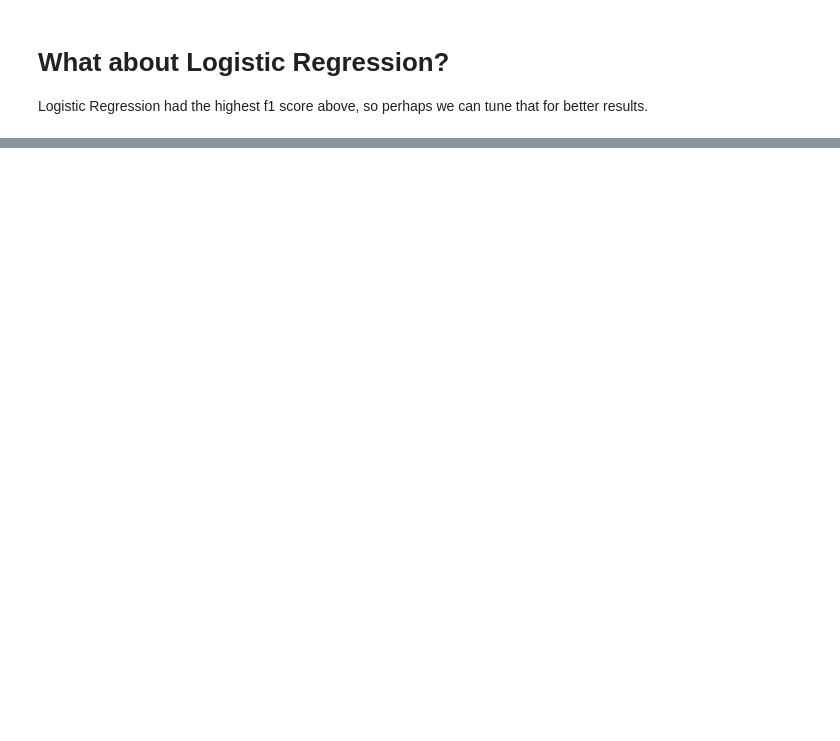
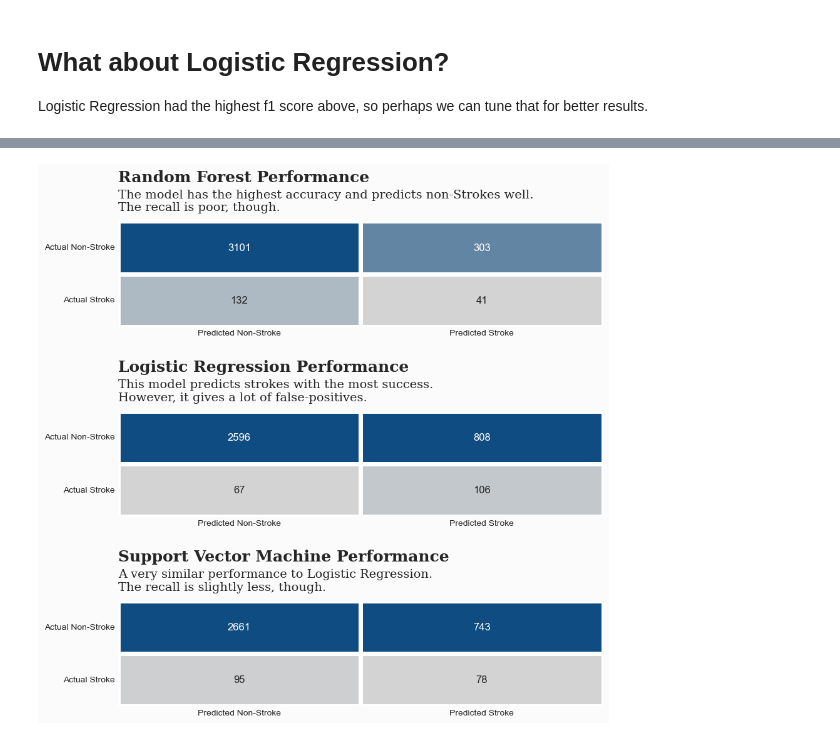
Before and after one commit to wesonga/Stroke_Prediction, a Jupyter notebook: Prediction.ipynb, the cells around one changed output, grey strips where cells are left out. Saved outputs shown, nothing was run; the diff lists cells and outputs as text; code cells hidden in the pictures; blank space fills up the shorter version.

```diff
--- a/Prediction.ipynb
+++ b/Prediction.ipynb
@@ -974,0 +1262,54 @@ Logistic Regression had the highest f1 score above, so perhaps we can tune that
+# %%
+# Define colors for the heatmaps
+colors = ["lightgray", "#0f4c81", "#0f4c81", "#0f4c81", "#0f4c81", "#0f4c81", "#0f4c81", "#0f4c81"]
+colormap = matplotlib.colors.LinearSegmentedColormap.from_list("", colors)
+
+# Set background color
+background_color = "#fbfbfb"
+
+# Create a figure and subplots
+fig = plt.figure(figsize=(10, 14))
+gs = fig.add_gridspec(4, 2)
+gs.update(wspace=0.1, hspace=0.8)
+ax0 = fig.add_subplot(gs[0, :])
+ax1 = fig.add_subplot(gs[1, :])
+ax2 = fig.add_subplot(gs[2, :])
+
+# Set axes background color
+ax0.set_facecolor(background_color)
+ax1.set_facecolor(background_color)
+ax2.set_facecolor(background_color)
+
+# Heatmap for Random Forest
+sns.heatmap(rf_cm, cmap=colormap, annot=True, fmt="d", linewidths=5, cbar=False, ax=ax0,
+            yticklabels=['Actual Non-Stroke', 'Actual Stroke'], xticklabels=['Predicted Non-Stroke', 'Predicted Stroke'], annot_kws={"fontsize": 12})
+
+# Heatmap for Logistic Regression
+sns.heatmap(logreg_cm, cmap=colormap, annot=True, fmt="d", linewidths=5, cbar=False, ax=ax1,
+            yticklabels=['Actual Non-Stroke', 'Actual Stroke'], xticklabels=['Predicted Non-Stroke', 'Predicted Stroke'], annot_kws={"fontsize": 12})
+
+# Heatmap for Support Vector Machine
+sns.heatmap(svm_cm, cmap=colormap, annot=True, fmt="d", linewidths=5, cbar=False, ax=ax2,
+            yticklabels=['Actual Non-Stroke', 'Actual Stroke'], xticklabels=['Predicted Non-Stroke', 'Predicted Stroke'], annot_kws={"fontsize": 12})
+
+# Customize axes
+for ax in [ax0, ax1, ax2]:
+    ax.tick_params(axis=u'both', which=u'both', length=0)
+
+# Add figure and subplot background color
+fig.patch.set_facecolor(background_color)
+
+# Text annotations for each subplot
+ax0.text(0, -0.75, 'Random Forest Performance', fontsize=18, fontweight='bold', fontfamily='serif')
+ax0.text(0, -0.2, 'The model has the highest accuracy and predicts non-Strokes well.\nThe recall is poor, though.', fontsize=14, fontfamily='serif')
+
+ax1.text(0, -0.75, 'Logistic Regression Performance', fontsize=18, fontweight='bold', fontfamily='serif')
+ax1.text(0, -0.2, 'This model predicts strokes with the most success.\nHowever, it gives a lot of false-positives.', fontsize=14, fontfamily='serif')
+
+ax2.text(0, -0.75, 'Support Vector Machine Performance', fontsize=18, fontweight='bold', fontfamily='serif')
+ax2.text(0, -0.2, 'A very similar performance to Logistic Regression.\nThe recall is slightly less, though.', fontsize=14, fontfamily='serif')
+
+# Display the plot
+plt.show()
+# %% [output]
+[figure, added]
```
Also changed, not shown: parts of 38 cells of this notebook.
